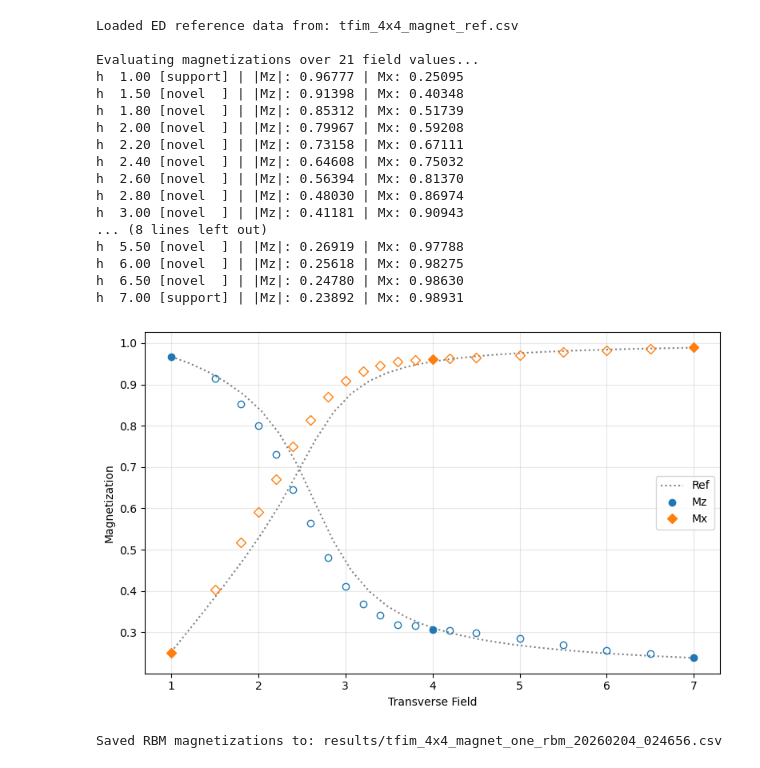
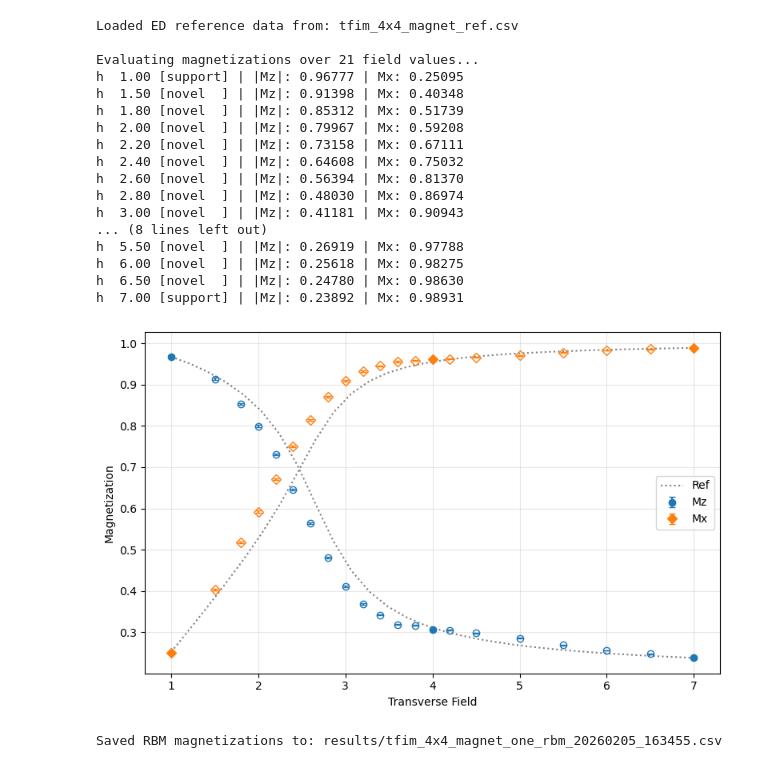
Before and after one commit to simontonner/neural-quantum-tomo, a Jupyter notebook: parametric_qst_single/tfim_4x4/magnet_one.ipynb, the cells around one changed output. Drawn from its saved outputs; the diff is of its cells as text; code cells hidden in the pictures.

Commit message:
Updated remaining single-run experiments to include MC error where possible.

```diff
--- a/parametric_qst_single/tfim_4x4/magnet_one.ipynb
+++ b/parametric_qst_single/tfim_4x4/magnet_one.ipynb
@@ -92,8 +92,7 @@ rng = torch.Generator().manual_seed(seed)
 
 loader = MeasurementLoader(dataset, batch_size=BATCH_SIZE, shuffle=True, drop_last=False, rng=rng)
 
-model = SymmetricHyperRBM(num_v=dataset.num_qubits, num_h=NUM_HIDDEN,
-                          hyper_dim=HYPER_NET_WIDTH, k=K_STEPS).to(device)
+model = SymmetricHyperRBM(num_v=dataset.num_qubits, num_h=NUM_HIDDEN, hyper_dim=HYPER_NET_WIDTH, k=K_STEPS).to(device)
 
 optimizer = torch.optim.Adam(model.parameters(), lr=INIT_LR)
 scheduler = get_sigmoid_curve(INIT_LR, FINAL_LR, N_EPOCHS*len(loader), 0.005)
@@ -134,10 +133,10 @@ for h_val, kind in sweep:
     # scorer wrapper for Mx calculation
     scorer = lambda v: model.log_score(v, cond_batch)
 
-    mz, _ = compute_mz_abs(samples)
-    mx, _ = compute_mx(samples, scorer)
+    mz, mz_err = compute_mz_abs(samples)
+    mx, mz_err = compute_mx(samples, scorer)
 
-    results.append({"h": h_val, "type": kind, "mag_z": mz, "mag_x": mx})
+    results.append({"h": h_val, "type": kind, "mag_z": mz, "mag_z_err": mz_err, "mag_x": mx, "mag_x_err": mz_err})
     print(f"h {h_val:5.2f} [{kind:7}] | |Mz|: {mz:.5f} | Mx: {mx:.5f}")
 
 magnet_df = pd.DataFrame(results).sort_values("h")
@@ -159,30 +158,36 @@ h  5.50 [novel  ] | |Mz|: 0.26919 | Mx: 0.97788
 h  6.00 [novel  ] | |Mz|: 0.25618 | Mx: 0.98275
 h  6.50 [novel  ] | |Mz|: 0.24780 | Mx: 0.98630
 h  7.00 [support] | |Mz|: 0.23892 | Mx: 0.98931
-# %%
-support_df = magnet_df[magnet_df["type"] == "support"]
-novel_df = magnet_df[magnet_df["type"] == "novel"]
-
-plt.figure(figsize=(8, 5), dpi=100)
-
-plt.plot(ref_df["h"], ref_df["mag_z"], ':', color='gray', label="Ref")
-plt.plot(ref_df["h"], ref_df["mag_x"], ':', color='gray')
-
-plt.plot(support_df["h"], support_df["mag_z"], 'o', color='tab:blue', label="Mz")
-plt.plot(novel_df["h"], novel_df["mag_z"], 'o', color='tab:blue', mfc='none')
-
-plt.plot(support_df["h"], support_df["mag_x"], 'D', color='tab:orange', label="Mx")
-plt.plot(novel_df["h"], novel_df["mag_x"], 'D', color='tab:orange', mfc='none')
-
-plt.xlabel("Transverse Field")
-plt.ylabel("Magnetization")
-plt.legend()
-plt.grid(True, alpha=0.3)
-plt.tight_layout()
-plt.show()
-# %% [output]
-[figure, removed]
+# %%
+support_df = magnet_df[magnet_df["type"] == "support"]
+novel_df = magnet_df[magnet_df["type"] == "novel"]
+
+plt.figure(figsize=(8, 5), dpi=100)
+
+plt.plot(ref_df["h"], ref_df["mag_z"], ":", color="gray", label="Ref")
+plt.plot(ref_df["h"], ref_df["mag_x"], ":", color="gray")
+
+plt.errorbar(support_df["h"], support_df["mag_z"], yerr=support_df["mag_z_err"],
+             fmt="o", color="tab:blue", capsize=3, label="Mz")
+plt.errorbar(novel_df["h"], novel_df["mag_z"], yerr=novel_df["mag_z_err"],
+             fmt="o", color="tab:blue", mfc="none", capsize=3)
+
+plt.errorbar(support_df["h"], support_df["mag_x"], yerr=support_df["mag_x_err"],
+             fmt="D", color="tab:orange", capsize=3, label="Mx")
+plt.errorbar(novel_df["h"], novel_df["mag_x"], yerr=novel_df["mag_x_err"],
+             fmt="D", color="tab:orange", mfc="none", capsize=3)
+
+plt.xlabel("Transverse Field")
+plt.ylabel("Magnetization")
+plt.legend()
+plt.grid(True, alpha=0.3)
+plt.tight_layout()
+plt.show()
+# %% [output]
+[figure, added]
 # %%
+magnet_df = magnet_df.drop(columns=["mag_z_err", "mag_x_err"])
+
 timestamp = time.strftime("%Y%m%d_%H%M%S")
 file_name = f"tfim_{SIDE_LENGTH}x{SIDE_LENGTH}_magnet_one_rbm_{timestamp}.csv"
 save_path = results_dir / file_name
@@ -190,4 +195,4 @@ save_path = results_dir / file_name
 magnet_df.to_csv(save_path, index=False, float_format="%.6e")
 print(f"Saved RBM magnetizations to: {save_path}")
 # %% [output]
-Saved RBM magnetizations to: results/tfim_4x4_magnet_one_rbm_20260204_024656.csv
+Saved RBM magnetizations to: results/tfim_4x4_magnet_one_rbm_20260205_163455.csv
```
Also changed, not shown: 6 other files.
